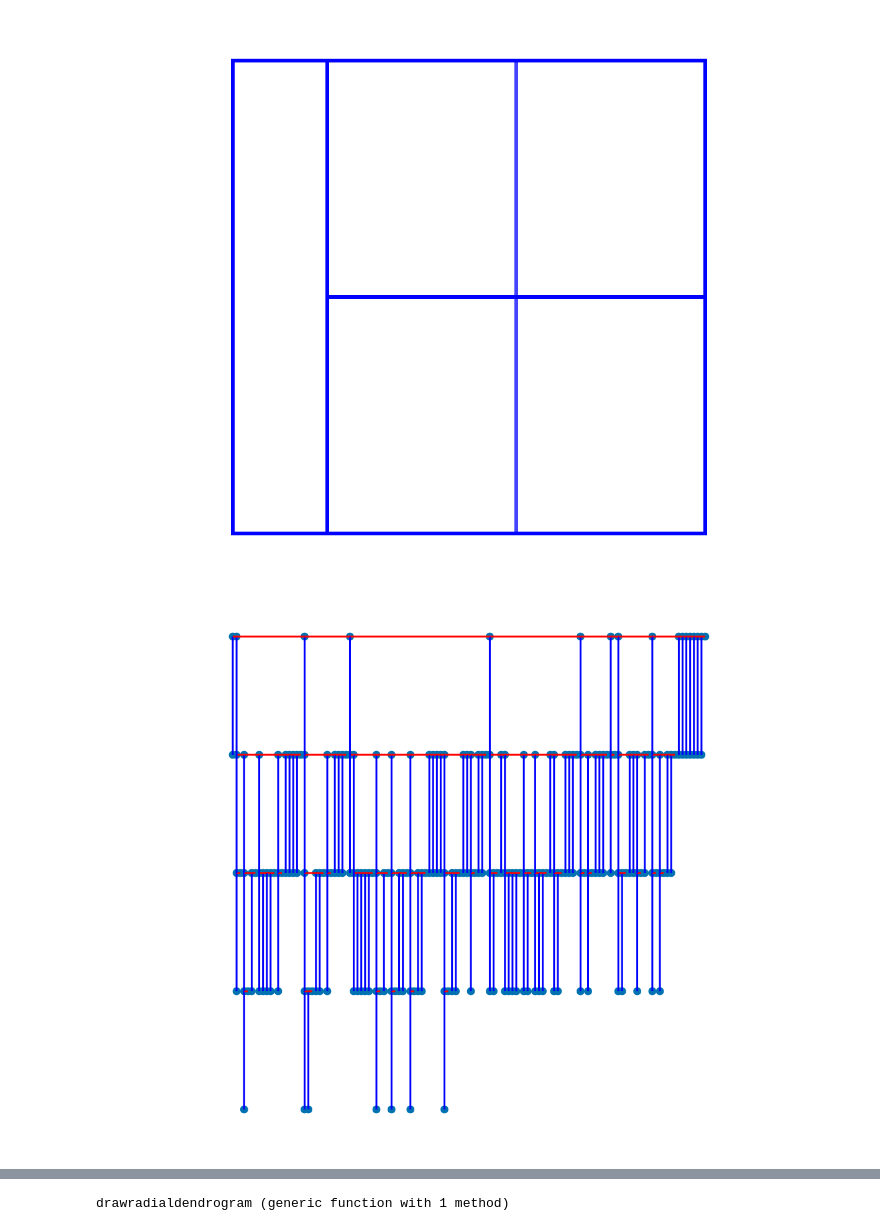
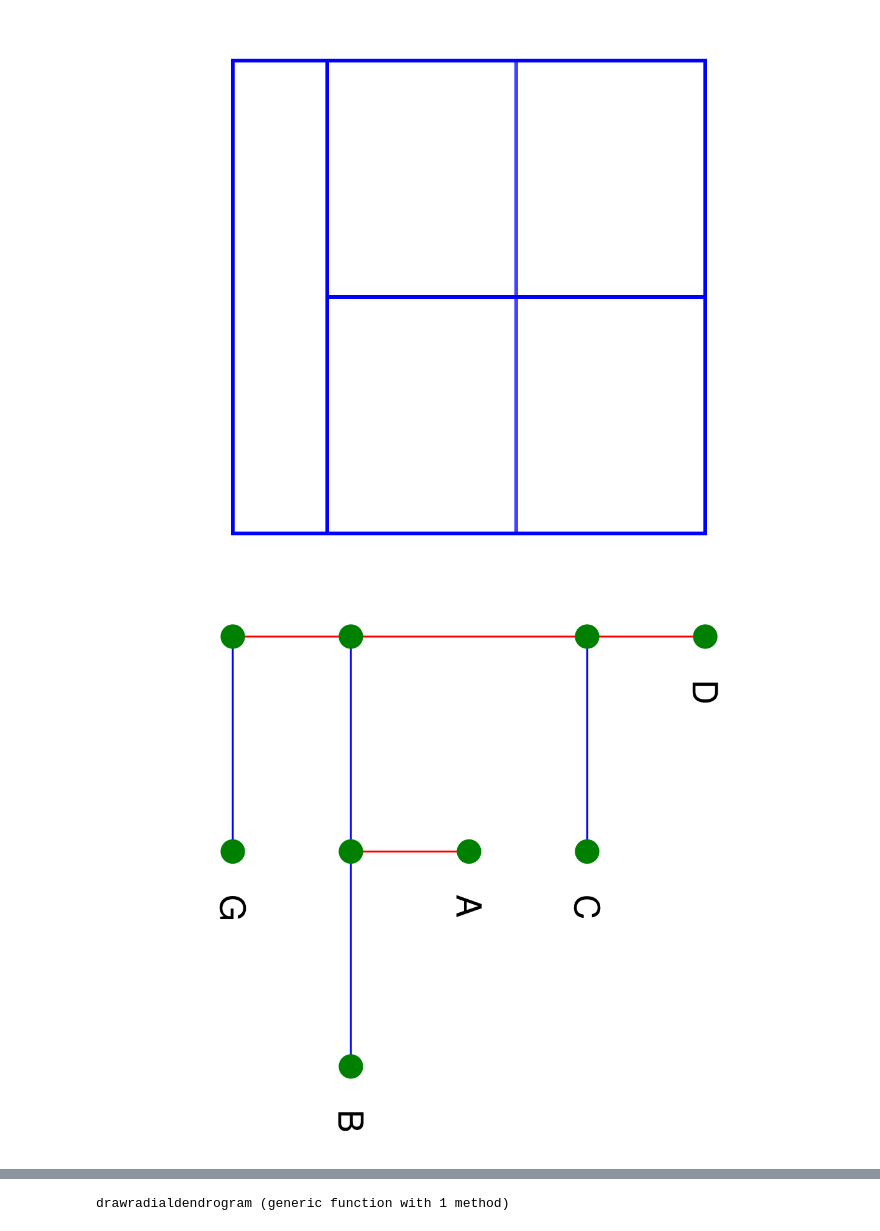
Before and after one commit to romanamo/PhyloPlot, a Jupyter notebook: demo/test.ipynb, the cells around one changed output, grey strips where cells are left out. Drawn from its saved outputs; the diff is of its cells as text; code cells hidden in the pictures.

Commit message:
extended concepts with labels

```diff
--- a/demo/test.ipynb
+++ b/demo/test.ipynb
@@ -26,16 +26,45 @@ current_figure()
 # %% [output]
 [figure]
 # %%
+using Phylo
+
+function drawahvtree(tree)
+    hvdata = generatehvtree(tree)
+
+    for node in getnodes(tree)
+        for child in getchildren(tree, node)
+            cx, cy = hvdata.coords[child]
+            px, py = hvdata.coords[node]
+            vx, vy = [cx, cy] - [px, py]
+            lcolor = :red
+            if vx == 0
+                lcolor = :blue
+            end
+            lines!([cx, px], [-cy, -py]; color=lcolor)
+        end
+    end
+
+    c = reduce(hcat,values(hvdata.coords))'
+    scatter!(c[:,1], -c[:,2],markerspace=:relative,markersize=1/(3*nleaves(tree)), color=:green)
+
+    for leaf in getleaves(tree)
+        lx, ly = hvdata.coords[leaf]
+
+        label_name = getnodename(tree, leaf)
+        text!(lx, -ly-0.2, text=label_name, align=(:left, :center),fontsize=1/(3*nleaves(tree)),markerspace=:relative,rotation=-pi/2)
+    end
+end
+
 f = Figure()
 ax = Axis(f[1,1])
 ax.aspect = 1
 hidedecorations!(ax)
 hidespines!(ax)
-drawhvtree(complex)
+drawahvtree(simple)
 
 current_figure()
 # %% [output]
-[figure, old version]
+[figure, new version]
 # %%
 f = Figure()
 ax = Axis(f[1,1])
```
Also changed, not shown: parts of 5 cells of this notebook, 2 other files.
